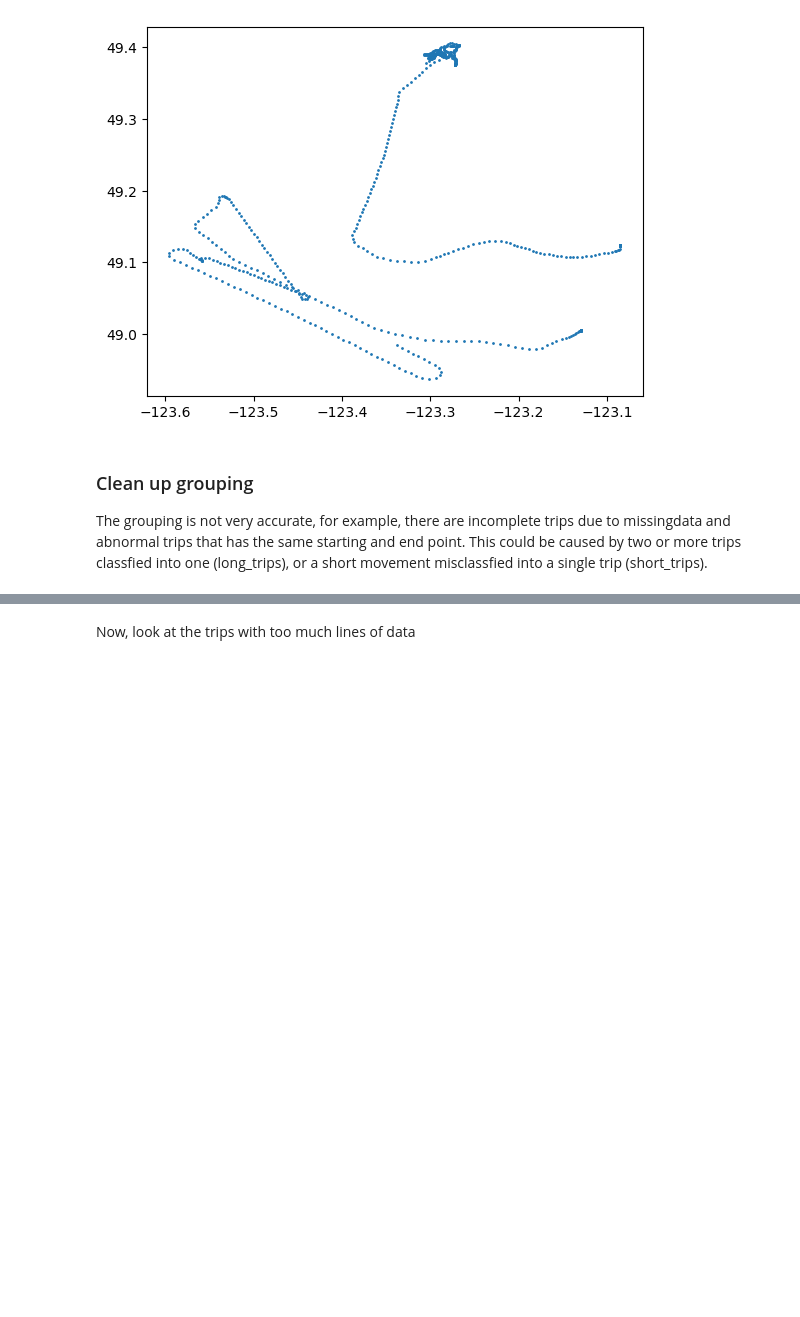
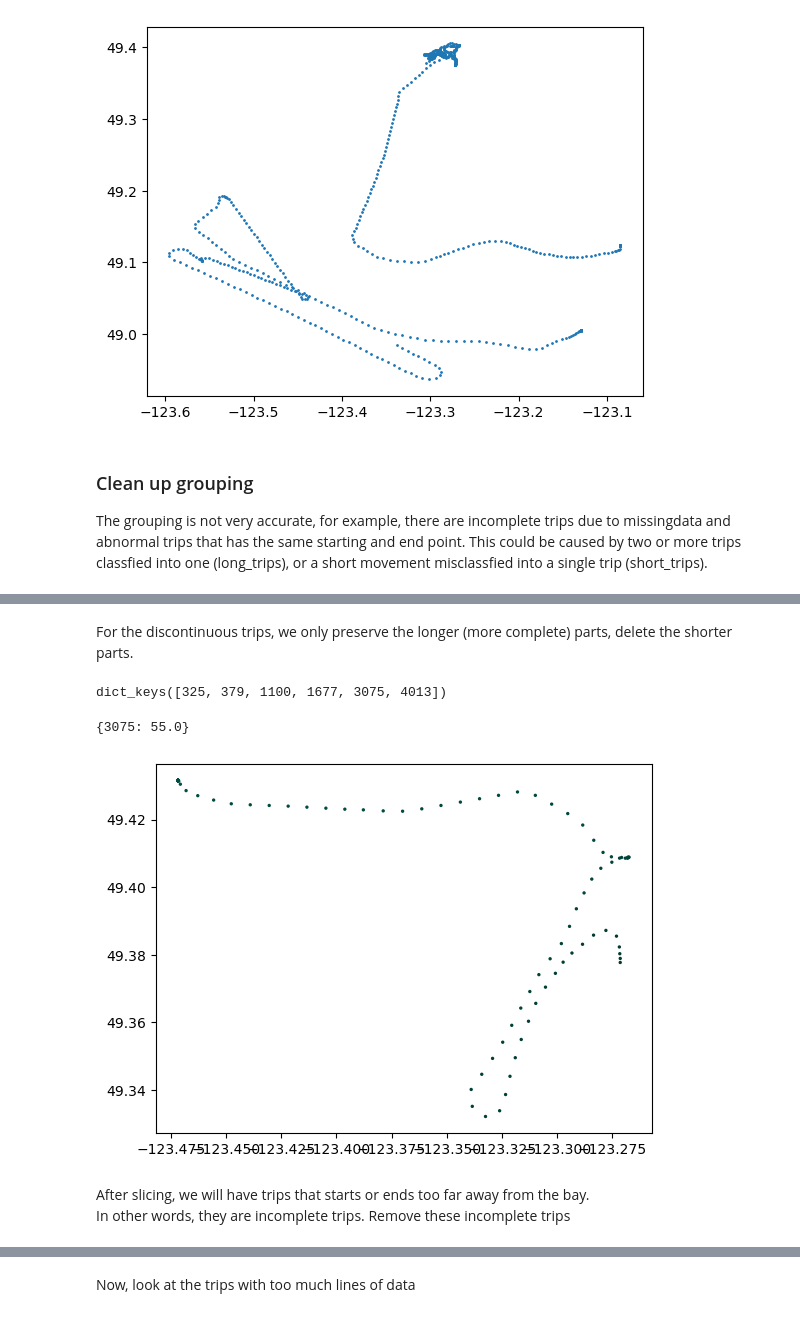
Before and after one commit to pagand/model_optimze_vessel, a Jupyter notebook: Prepration/clean_location.ipynb, the cells around one changed output, grey strips where cells are left out. Drawn from its saved outputs; the diff is of its cells as text; code cells hidden in the pictures; blank space fills up the shorter version.

```diff
--- a/Prepration/clean_location.ipynb
+++ b/Prepration/clean_location.ipynb
@@ -177,0 +181,52 @@ df.groupby(df.trip_id).count().Dati.quantile(0.25), df.groupby(df.trip_id).count
+# %% [markdown]
+For the discontinuous trips, we only preserve the longer (more complete) parts, delete the shorter parts.
+# %%
+# find the time corresponding to the incomplete part of the long trips
+def find_drop_times(df, long_trips):
+    to_drop = []
+    for trip_id in long_trips:
+        times = list(df[df.trip_id==trip_id].Time)
+        count = 0
+        i = 0
+        # the jump in time is less than 10 mins
+        while((i<len(times)-2) and ((times[i+1]-times[i])< 10)):
+            count = count+1
+            i = i+1
+        # if the more complete trip happens earlier
+        if count < len(times)/2:
+            drop_time = times[0:count+1]
+        elif count+1 == len(times)-1:
+            drop_time = [times[-1]]
+        else:
+            drop_time = times[count+1:-1]
+        to_drop = to_drop + drop_time
+    return to_drop
+
+# drop the shorter parts in the discontinuous trips
+time_to_drop = find_drop_times(df, trip_dict)
+df = df[~df.Time.isin(time_to_drop)]
+get_discontinuous_trip(df, time_thres=10).keys()
+# %% [output]
+dict_keys([325, 379, 1100, 1677, 3075, 4013])
+# %%
+# After we drop the shorter parts of the discontinuous trips,
+# we can still see some trips that are discontinuous
+# This is because our find_drop_times function only slice the trip
+# by the first time it saw a gap,
+# run it two times to avoid any trips with two time gaps
+# until there is no discontinuous trips
+trips_to_process = get_discontinuous_trip(df, time_thres=10).keys()
+time_to_drop = find_drop_times(df, trip_dict)
+df = df[~df.Time.isin(time_to_drop)]
+get_discontinuous_trip(df, time_thres=10)
+# %% [output]
+{3075: 55.0}
+# %%
+# 3075 is a wierd trip, just remove it from the dataset
+plt.scatter(df[df.trip_id==3075].LONGITUDE, df[df.trip_id==3075].LATITUDE, s=2, c=df[df.trip_id==3075].Time, cmap="BrBG")
+df = df[df.trip_id!=3075]
+# %% [output]
+[figure, added]
+# %% [markdown]
+After slicing, we will have trips that starts or ends too far away from the bay.\
+In other words, they are incomplete trips. Remove these incomplete trips
```
Also changed, not shown: parts of 63 cells of this notebook, 3 other files.
